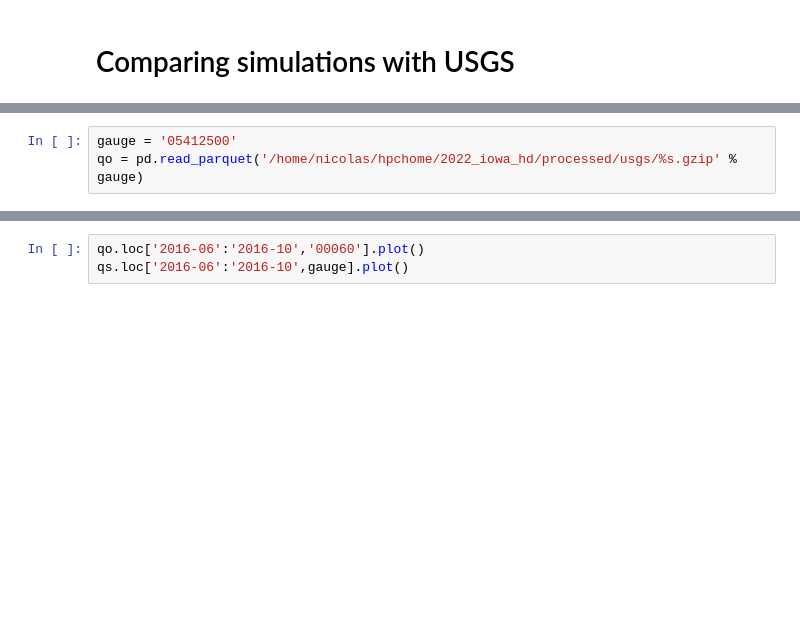
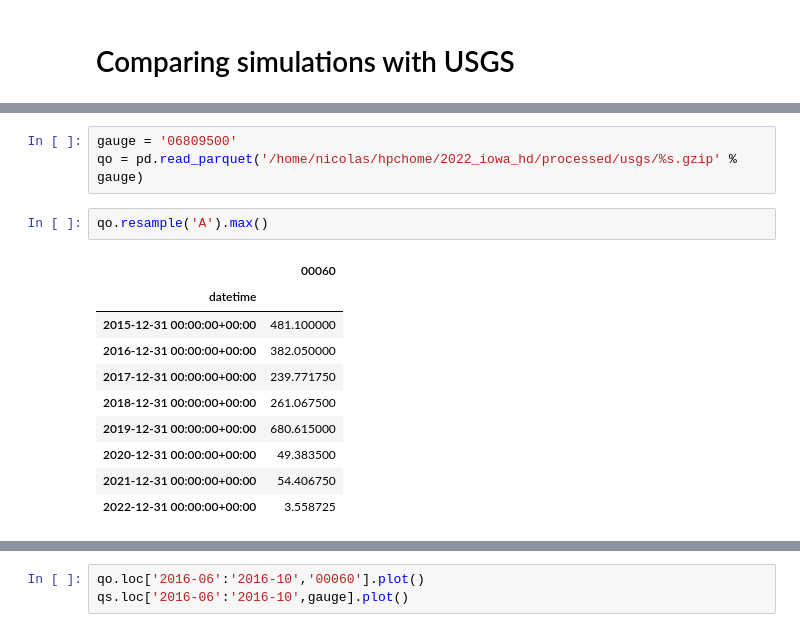
Before and after one commit to nicolas998/network_conditioning, a Jupyter notebook: notebooks/hlm_process_results.ipynb, the cells around one changed output, grey strips where cells are left out. Cells and saved outputs as stored; diff of their text form; blank space fills up the shorter version.

```diff
--- a/notebooks/hlm_process_results.ipynb
+++ b/notebooks/hlm_process_results.ipynb
@@ -28,4 +27,17 @@ qs['05411600'].plot()
 # %%
-gauge = '05412500'
+gauge = '06809500'
 qo = pd.read_parquet('/home/nicolas/hpchome/2022_iowa_hd/processed/usgs/%s.gzip' % gauge)
+# %%
+qo.resample('A').max()
+# %% [output]
+|  | 00060 |
+| datetime |  |
+| 2015-12-31 00:00:00+00:00 | 481.100000 |
+| 2016-12-31 00:00:00+00:00 | 382.050000 |
+| 2017-12-31 00:00:00+00:00 | 239.771750 |
+| 2018-12-31 00:00:00+00:00 | 261.067500 |
+| 2019-12-31 00:00:00+00:00 | 680.615000 |
+| 2020-12-31 00:00:00+00:00 | 49.383500 |
+| 2021-12-31 00:00:00+00:00 | 54.406750 |
+| 2022-12-31 00:00:00+00:00 | 3.558725 |
 # %%
```
Also changed, not shown: parts of 13 cells of this notebook, 3 other files.
